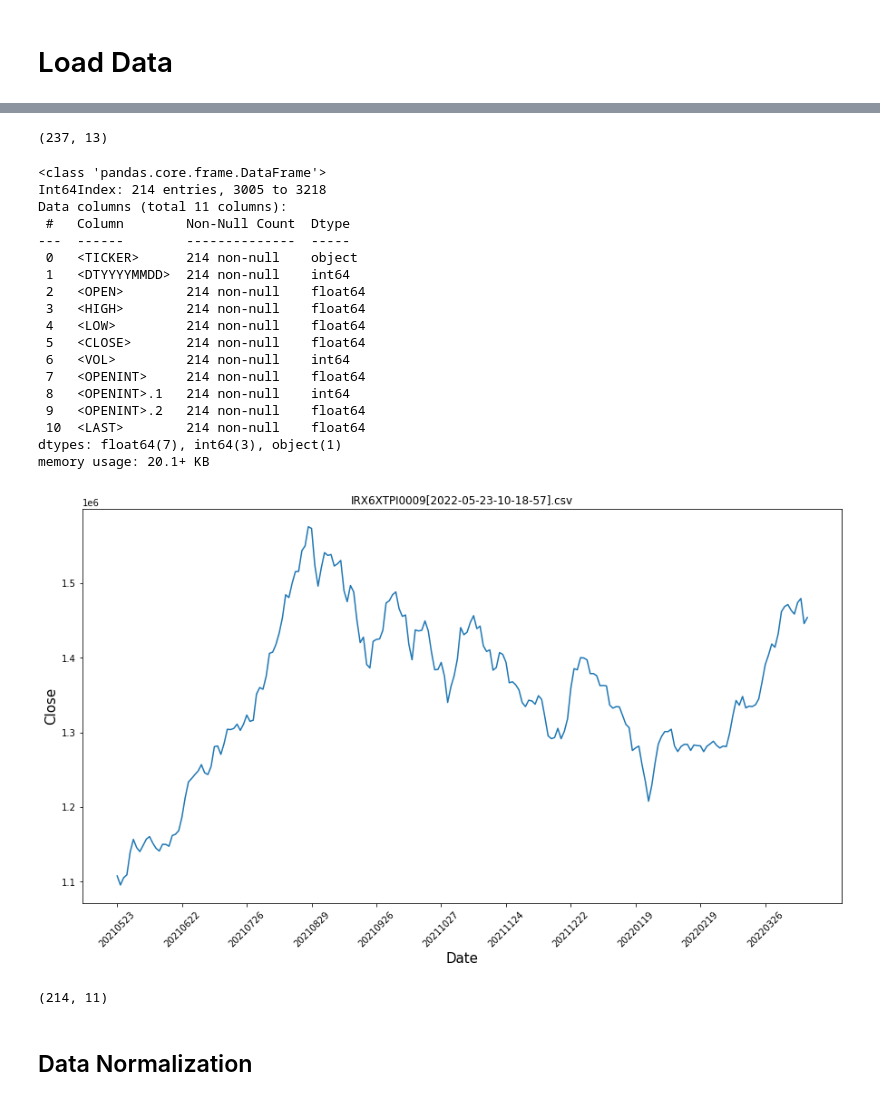
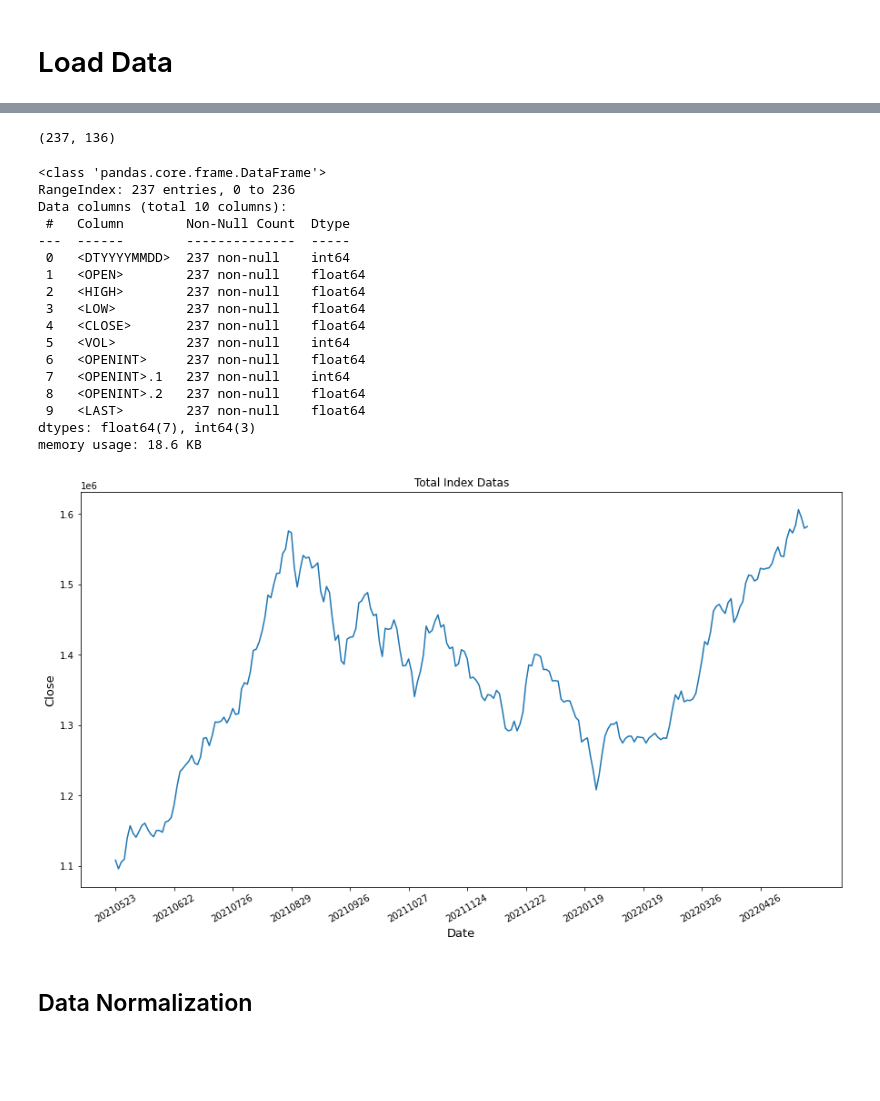
Before and after one commit to nahbos/AUT-Neural-Networks, a Jupyter notebook: HW06/HW06.ipynb, the cells around one changed output, grey strips where cells are left out. Saved outputs shown, nothing was run; the diff lists cells and outputs as text; code cells hidden in the pictures; blank space fills up the shorter version.

```diff
--- a/HW06/HW06.ipynb
+++ b/HW06/HW06.ipynb
@@ -64,32 +61,33 @@ es_callback = EarlyStoppingCallback(patience=3)
 # Load Data
 # %%
 def load_data(base_url):
-  datas = []
-  data_for_plot = []
+  merged_data = pd.DataFrame(columns=['<DTYYYYMMDD>'])
   file_names = []
+  total_index_csv = None
 
   with urllib.request.urlopen(base_url + 'names.txt') as names:
     idx = 0
     for name in names.readlines():
       name = name.decode("utf-8").split('\n')[0]
-      data = pd.read_csv(base_url + name, delimiter=',', encoding='utf-16-le')
+      data = pd.read_csv(base_url + name, delimiter=',', encoding='utf-16_le')
       if not data.empty:
+        data = pd.DataFrame(data[(data['<DTYYYYMMDD>'] > 20210522)], columns=data.columns).reset_index(drop=True) # Filter 1 year
+        drop_attrs = [0, 10, 11] # Drop attrs: <TICKER>, <COl12>, <COl13>
+        data.drop(data.columns[drop_attrs], axis=1, inplace=True)
 
-        data = pd.DataFrame(data[(data['<DTYYYYMMDD>'] > 20210522)], columns=data.columns) # Filter 1 year
-        # new_data = pd.DataFrame(columns=['DATA','CLOSE'])
-        # new_data['DATA'] = data.loc[:, '<DTYYYYMMDD>']
-        # new_data['CLOSE'] = data.loc[:, '<CLOSE>']
+        if name != 'IRX6XTPI0009.csv':
+          merged_data = pd.merge(merged_data, data, left_on='<DTYYYYMMDD>', right_on='<DTYYYYMMDD>', how="right", sort=False)
+        else:
+          total_index_csv = data
 
-        datas.append(data)
-        data_for_plot.append(data)
         file_names.append(name)
         print('   |_ {}- {} loaded.'.format(idx, name))
         idx += 1
 
-  return datas, data_for_plot, file_names
+  return merged_data, total_index_csv, file_names
 # %%
 base_url = 'https://raw.githubusercontent.com/nahbos/AUT-Neural-Networks/main/HW06/dataset/'
-datas, data_for_plot, names = load_data(base_url)
+merged_data, total_index_csv, names = load_data(base_url)
 # %% [output]
    |_ 0- IRX6XAFF0005.csv loaded.
    |_ 1- IRX6XALS0002.csv loaded.
@@ -111,4 +107,0 @@ datas, data_for_plot, names = load_data(base_url)
-# %%
-datas[11].shape
-# %% [output]
-(237, 13)
@@ -115,40 +110,37 @@ datas[11].shape
+# %%
+merged_data.shape
+# %% [output]
+(237, 136)
 # %%
-total_index = names.index('IRX6XTPI0009[2022-05-23-10-18-57].csv')
-demo = datas[total_index]
-demo.info()
+total_index_csv.info()
 # %% [output]
 <class 'pandas.core.frame.DataFrame'>
-Int64Index: 214 entries, 3005 to 3218
-Data columns (total 11 columns):
+RangeIndex: 237 entries, 0 to 236
+Data columns (total 10 columns):
  #   Column        Non-Null Count  Dtype
 ---  ------        --------------  -----
- 0   <TICKER>      214 non-null    object
- 1   <DTYYYYMMDD>  214 non-null    int64
- 2   <OPEN>        214 non-null    float64
- 3   <HIGH>        214 non-null    float64
- 4   <LOW>         214 non-null    float64
- 5   <CLOSE>       214 non-null    float64
- 6   <VOL>         214 non-null    int64
- 7   <OPENINT>     214 non-null    float64
- 8   <OPENINT>.1   214 non-null    int64
- 9   <OPENINT>.2   214 non-null    float64
- 10  <LAST>        214 non-null    float64
-dtypes: float64(7), int64(3), object(1)
-memory usage: 20.1+ KB
+ 0   <DTYYYYMMDD>  237 non-null    int64
+ 1   <OPEN>        237 non-null    float64
+ 2   <HIGH>        237 non-null    float64
+ 3   <LOW>         237 non-null    float64
+ 4   <CLOSE>       237 non-null    float64
+ 5   <VOL>         237 non-null    int64
+ 6   <OPENINT>     237 non-null    float64
+ 7   <OPENINT>.1   237 non-null    int64
+ 8   <OPENINT>.2   237 non-null    float64
+ 9   <LAST>        237 non-null    float64
+dtypes: float64(7), int64(3)
+memory usage: 18.6 KB
 # %%
 plt.figure(figsize = (15, 8))
-plt.plot(range(data_for_plot[total_index].shape[0]), data_for_plot[total_index]['<CLOSE>'])
-plt.xticks(range(0, data_for_plot[total_index].shape[0], 20), data_for_plot[total_index]['<DTYYYYMMDD>'].loc[::20], rotation=45)
-plt.title(names[total_index])
-plt.xlabel('Date', fontsize=15)
-plt.ylabel('Close', fontsize=15)
+plt.plot(range(total_index_csv.shape[0]), total_index_csv['<CLOSE>'])
+plt.xticks(range(0, total_index_csv.shape[0], 20), total_index_csv['<DTYYYYMMDD>'].loc[::20], rotation=30)
+plt.title('Total Index Datas')
+plt.xlabel('Date', fontsize=13)
+plt.ylabel('Close', fontsize=13)
 plt.show()
 # %% [output]
-[figure, old version]
+[figure, new version]
-# %%
-demo.shape
-# %% [output]
-(214, 11)
 # %% [markdown]
 ## Data Normalization
 # %%
```
Also changed, not shown: parts of 70 cells of this notebook.
